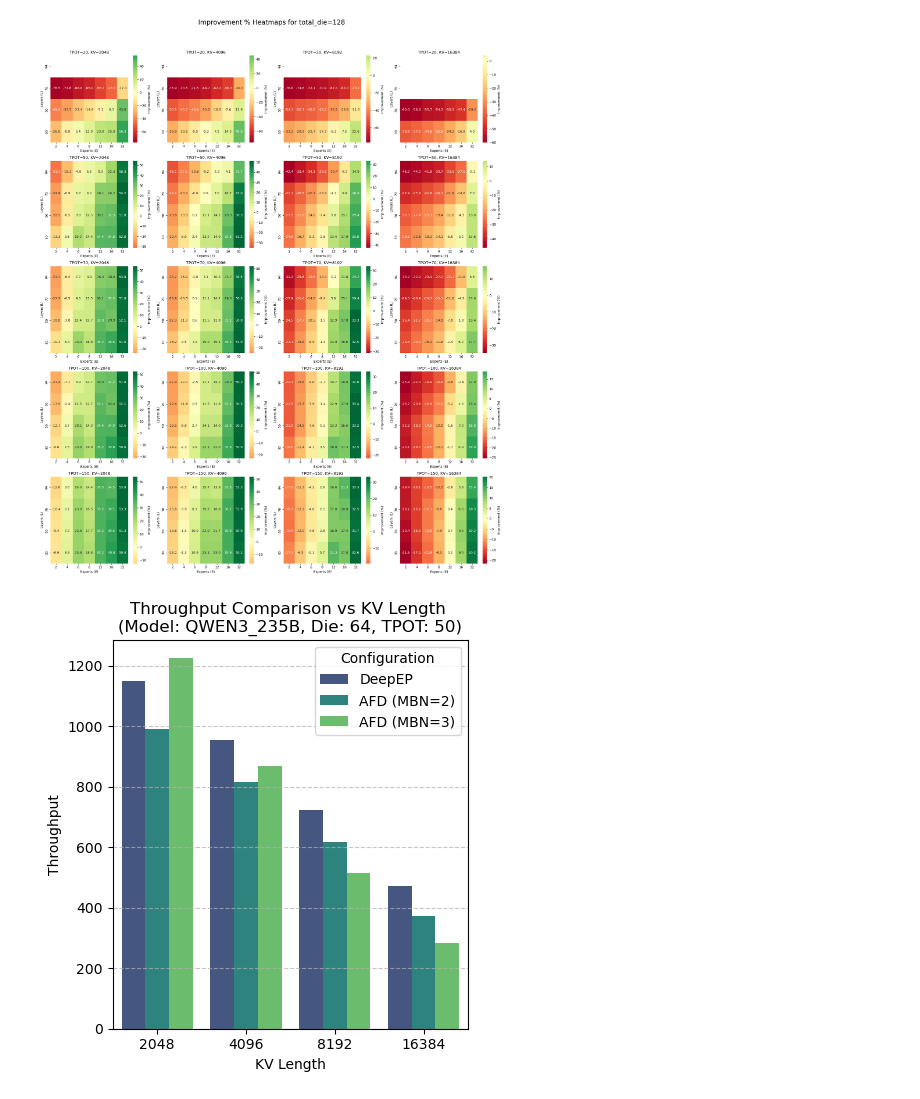
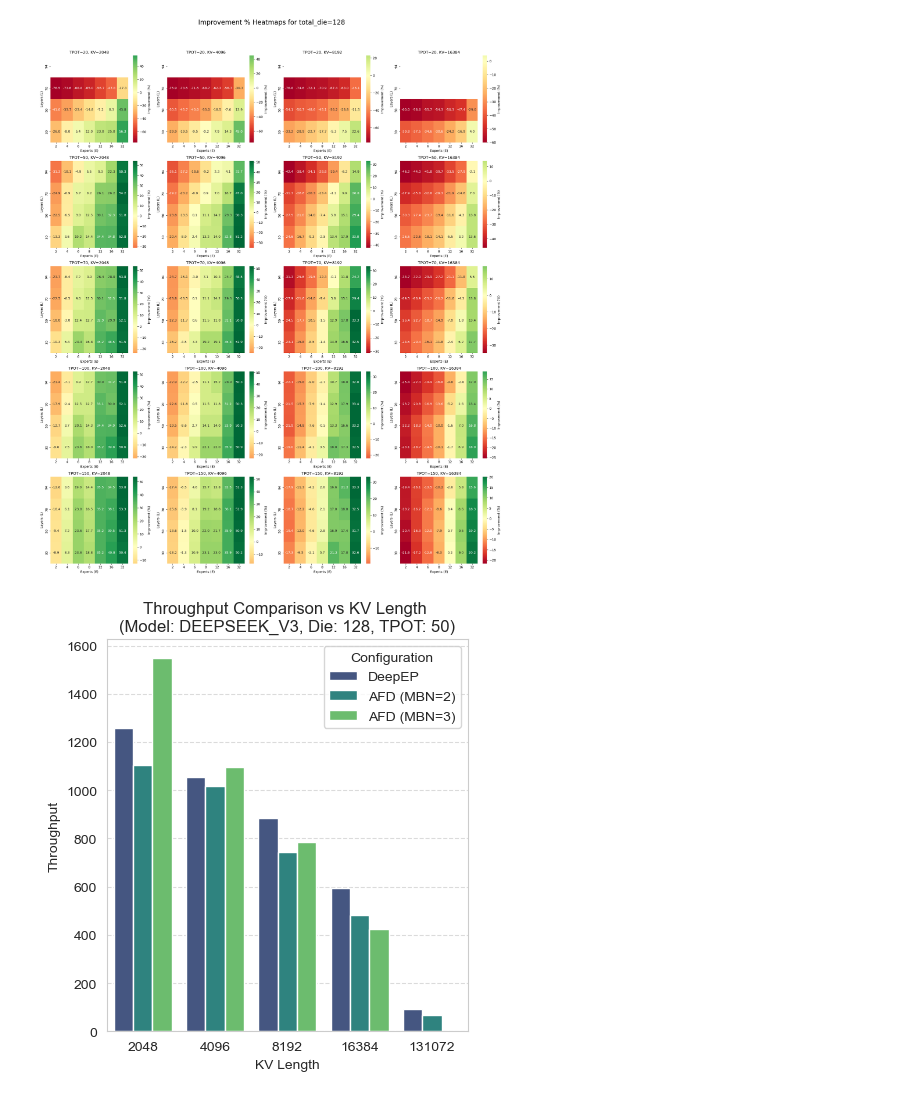
Before and after one commit to jiangkuaixue123/light-llm-simulator, a Jupyter notebook: GetData.ipynb, the cells around one changed output. Drawn from its saved outputs; the diff is of its cells as text; code cells hidden in the pictures.

```diff
--- a/GetData.ipynb
+++ b/GetData.ipynb
@@ -41,8 +41,8 @@ def merge_data(base_dirs, model_names, mode_name, micro_batch_num=None):
                     full_path = os.path.join(target_dir, f)
                     try:
                         df = pd.read_csv(full_path)
-                        df['tpot_target'] = tpot
-                        df['kv_len_target'] = kv_len
+                        df['tpot'] = tpot
+                        df['kv_len'] = kv_len
                         df['mode'] = mode_name
                         df['model_name'] = model_name
                         # Round all float columns to 2 decimal places
@@ -141,16 +129,16 @@ def compare_model_throughput(model_name, total_die_filter=None, micro_batch_num_
     # 4. Pick best AFD configuration
     # Sort by throughput desc and take the first one for each unique config (total_die, kv_len, tpot)
     afd_best = afd_subset.sort_values('throughput', ascending=False).drop_duplicates(
-        subset=['total_die', 'kv_len_target', 'tpot_target']
+        subset=['total_die', 'kv_len', 'tpot']
     )
 
     # 5. Prepare for Merge
     # Include micro_batch_num, attn_die, ffn_die in the selection
-    afd_renamed = afd_best[['model_name', 'total_die', 'kv_len_target', 'tpot_target', 'micro_batch_num', 'attn_die', 'ffn_die', 'throughput', 'attn_bs', 'e2e_time']].rename(
+    afd_renamed = afd_best[['model_name', 'total_die', 'kv_len', 'tpot', 'micro_batch_num', 'attn_die', 'ffn_die', 'throughput', 'attn_bs', 'e2e_time']].rename(
         columns={'throughput': 'throughput_afd', 'attn_bs': 'afd_attn_bs_per_mb', 'e2e_time': 'afd_e2e_time'}
     )
 
-    deepep_renamed = deepep_subset[['model_name', 'total_die', 'kv_len_target', 'tpot_target', 'throughput', 'attn_bs', 'e2e_time']].rename(
+    deepep_renamed = deepep_subset[['model_name', 'total_die', 'kv_len', 'tpot', 'throughput', 'attn_bs', 'e2e_time']].rename(
         columns={'throughput': 'throughput_deepep', 'attn_bs': 'deepep_attn_bs', 'e2e_time': 'deepep_e2e_time'}
     )
 
@@ -158,7 +146,7 @@ def compare_model_throughput(model_name, total_die_filter=None, micro_batch_num_
     comparison = pd.merge(
         afd_renamed,
         deepep_renamed,
-        on=['model_name', 'total_die', 'kv_len_target', 'tpot_target'],
+        on=['model_name', 'total_die', 'kv_len', 'tpot'],
         how='inner'
     )
     # 7. Calculate metrics
@@ -166,10 +154,10 @@ def compare_model_throughput(model_name, total_die_filter=None, micro_batch_num_
     comparison['improvement_percentage'] = (comparison['throughput_afd'] - comparison['throughput_deepep']) / comparison['throughput_deepep'] * 100
 
     # 8. Sort and Return
-    comparison = comparison.sort_values(['kv_len_target', 'tpot_target', 'total_die'])
+    comparison = comparison.sort_values(['kv_len', 'tpot', 'total_die'])
 
     # Rename columns
-    comparison = comparison.rename(columns={'kv_len_target': 'kv_len', 'tpot_target': 'tpot', 'afd_e2e_time': 'afd_e2e_time(ms)', 'deepep_e2e_time': 'deepep_e2e_time(ms)'})
+    comparison = comparison.rename(columns={'kv_len': 'kv_len', 'tpot': 'tpot', 'afd_e2e_time': 'afd_e2e_time(ms)', 'deepep_e2e_time': 'deepep_e2e_time(ms)'})
 
     # Reorder columns
     # Reorder columns: attn_bs first, then others, with e2e_time before throughput_afd
@@ -254,3 +242,13 @@ def filter_results(df, model_name=None, total_die=None, kv_len=None, tpot=None,
 # Example usage:
 # filtered_res = filter_results(final_merged_df, model_name='DEEPSEEK_V3', micro_batch_num=3)
 # display(filtered_res)
+# %%
+deepseek_df_tmp = filter_results(
+            final_merged_df,
+            model_name="DEEPSEEK_V3",
+            total_die=128,
+            kv_len=None,
+            tpot=None,
+            micro_batch_num=3
+        )
+deepseek_df_tmp
@@ -405,35 +430,35 @@ def plot_throughput_by_kv_mbn(df):
 
             # Add AFD values for each MBN
             for _, row in kv_subset.iterrows():
                 mbn = row['micro_batch_num']
                 afd_val = row['throughput_afd']
                 plot_data.append({
                     'kv_len': kv,
                     'Category': f'AFD (MBN={mbn})',
                     'Throughput': afd_val
                 })
 
         plot_df = pd.DataFrame(plot_data)
 
         plt.figure(figsize=(4.5, 5))
         # Use barplot with the new structure
         sns.barplot(data=plot_df, x='kv_len', y='Throughput', hue='Category', palette='viridis')
 
         # Title and labels
         model = subset['model_name'].iloc[0] if 'model_name' in subset.columns else 'Unknown Model'
         tpot = subset['tpot'].iloc[0] if 'tpot' in subset.columns else 'Unknown TPOT'
 
         plt.title(f'Throughput Comparison vs KV Length \n(Model: {model}, Die: {die}, TPOT: {tpot})')
         plt.xlabel('KV Length')
         plt.ylabel('Throughput')
         plt.legend(title='Configuration')
         plt.grid(True, axis='y', linestyle='--', alpha=0.7)
         plt.tight_layout()
         plt.show()
 
-plot_throughput_by_kv_mbn(result_df)
+plot_throughput_by_kv_mbn(deepseek_df_tmp)
 # %% [output]
-[figure, old version]
+[figure, new version]
 # %%
 import matplotlib.pyplot as plt
 import seaborn as sns
```
Also changed, not shown: parts of 9 cells of this notebook, 1 other file.
